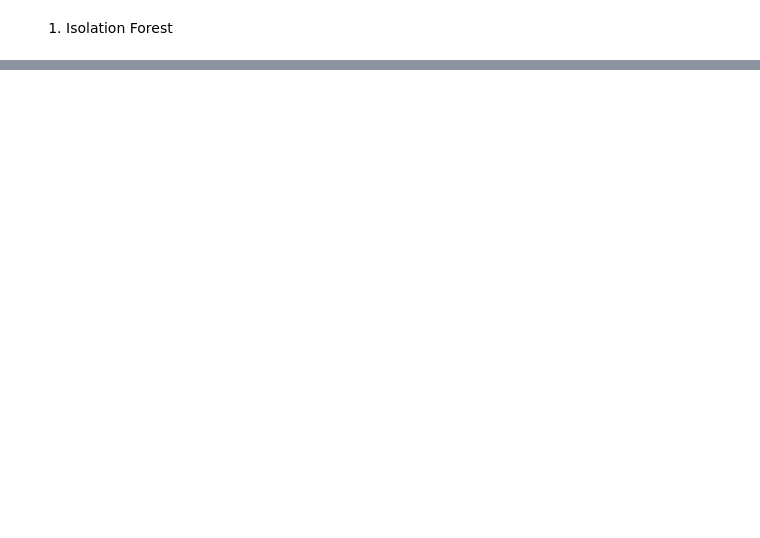
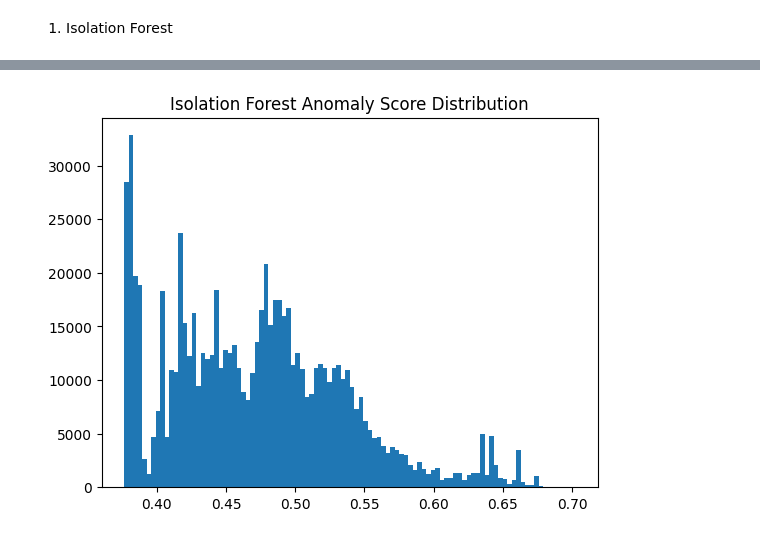
Before and after one commit to pinknwhite-franko/beth-dataset-anamoly-detection, a Jupyter notebook: model_training.ipynb, the cells around one changed output, grey strips where cells are left out. Saved outputs shown, nothing was run; the diff lists cells and outputs as text; code cells hidden in the pictures; blank space fills up the shorter version.

Commit message:
added initial code base for baseline isolation forest model

```diff
--- a/model_training.ipynb
+++ b/model_training.ipynb
@@ -30,0 +34,3 @@ df
+# %%
+X_train = df.drop(columns=['sus', 'evil'])
+y_train = df['evil']
@@ -30,0 +63,17 @@ df
+# %%
+# Perform fit on X and returns labels for X.
+y_pred = model.fit_predict(X_train, y_train)
+
+# Returns -1 for outliers and 1 for inliers.
+# change -1 to 0:
+y_pred = np.where(y_pred == -1, 1, 0)
+
+# Get unique values and their counts in y_pred
+unique_values, counts = np.unique(y_pred, return_counts=True)
+print(f"Unique values: {unique_values}")
+print(f"Counts of each value: {counts}")
+
+# Get unique values and their counts in y_train
+unique_values, counts = np.unique(y_train, return_counts=True)
+print(f"Unique values: {unique_values}")
+print(f"Counts of each value: {counts}")
@@ -30,0 +93,10 @@ df
+# %%
+anomaly_scores = model.score_samples(X_train)
+
+anomaly_scores = -anomaly_scores  # Invert scores so that higher values indicate more anomalous instances
+
+plt.hist(anomaly_scores, bins=100)
+plt.title("Isolation Forest Anomaly Score Distribution")
+plt.show()
+# %% [output]
+[figure, added]
```
Also changed, not shown: parts of 6 cells of this notebook, 2 other files.
